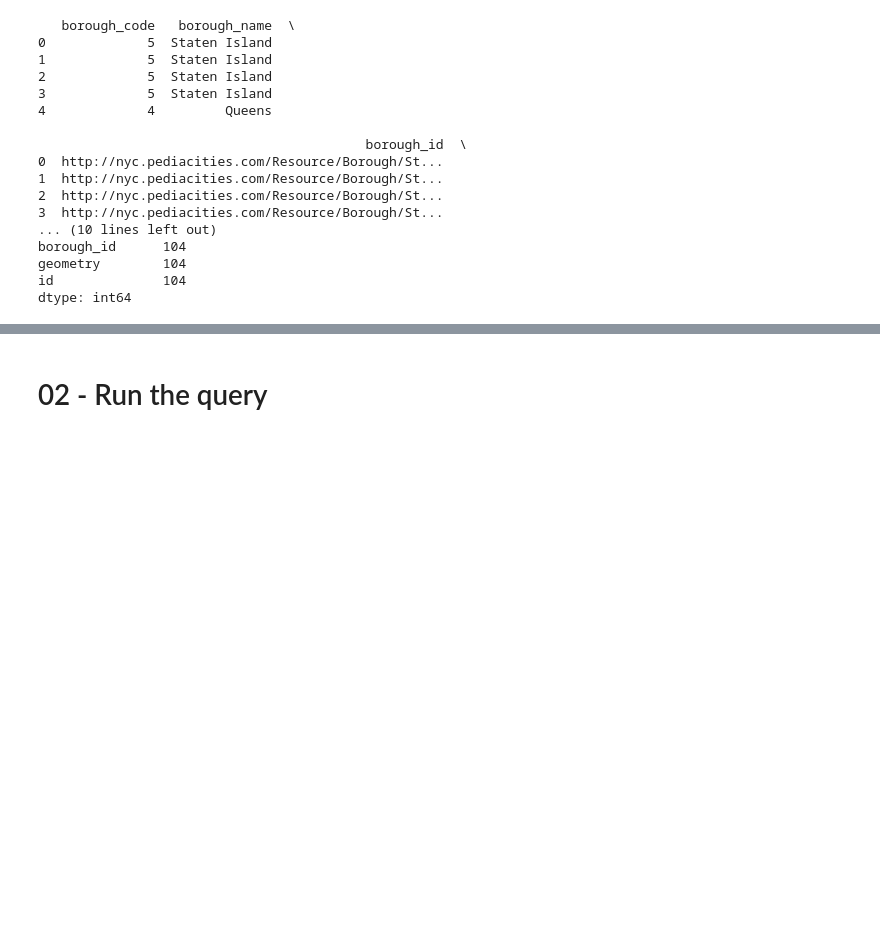
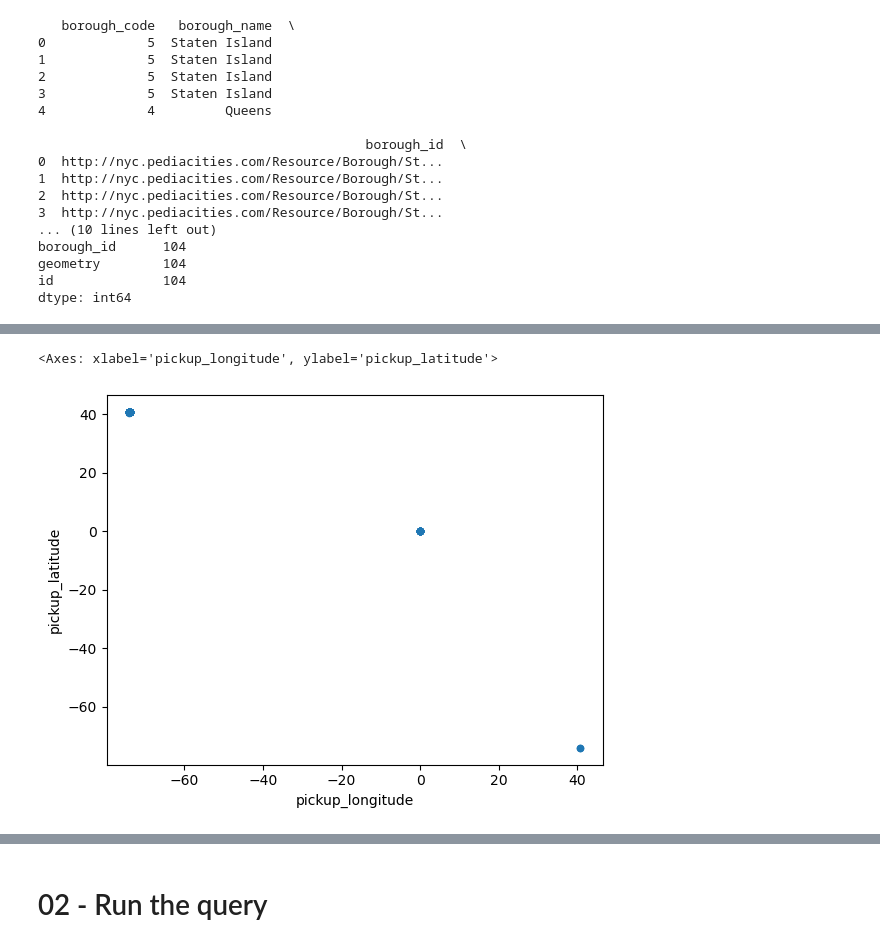
Before and after one commit to SuurkaevKarl/BDM2024, a Jupyter notebook: P01_BatchProcessing/notebooks/P01_notebook-optimized.ipynb, the cells around one changed output, grey strips where cells are left out. Cells and saved outputs as stored; diff of their text form; code cells hidden in the pictures; blank space fills up the shorter version.

```diff
--- a/P01_BatchProcessing/notebooks/P01_notebook-optimized.ipynb
+++ b/P01_BatchProcessing/notebooks/P01_notebook-optimized.ipynb
@@ -495,7 +509,23 @@ def create_sjoin_udf(gdf_with_poly,join_column_name):
 sjoin_udf = create_sjoin_udf(gdf,'poly_ID')
 # %%
 from pyspark.sql.functions import rand
+import pandas as pd
 n=1000
 
 raw_data = spark.table(raw_table_name)
-limit_raw_data=raw_data.orderBy(rand()).limit(n)
+limit_raw_data=raw_data.select("pickup_longitude","pickup_latitude").orderBy(rand()).limit(n)
+pandas_df = limit_raw_data.toPandas()
+
+pandas_df = pandas_df.dropna(subset=["pickup_longitude", "pickup_latitude"])
+# Create GeoDataFrame
+geo_raw_data = gpd.GeoDataFrame(
+    pandas_df,
+    geometry=[Point(xy) for xy in zip(pandas_df["pickup_longitude"], pandas_df["pickup_latitude"])]
+)
+# %%
+geo_raw_data.plot(
+    kind='scatter', x="pickup_longitude", y="pickup_latitude"
+)
+# %% [output]
+<Axes: xlabel='pickup_longitude', ylabel='pickup_latitude'>
+[figure, added]
```
Also changed, not shown: parts of 7 cells of this notebook.
